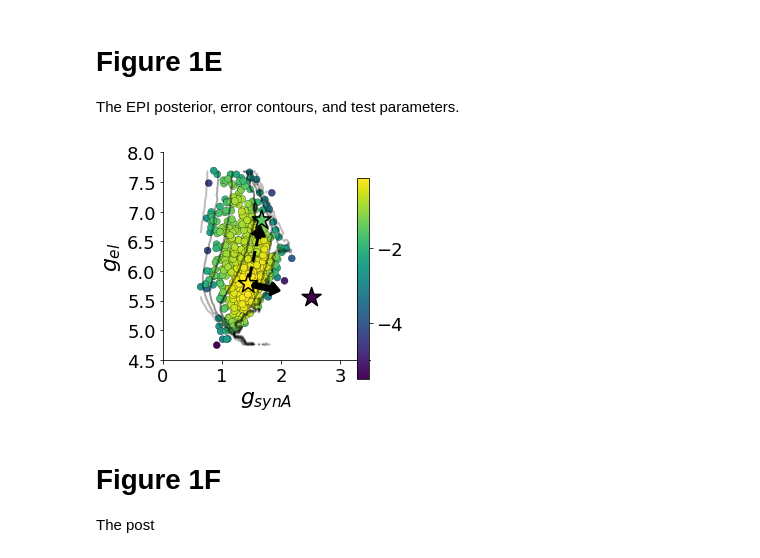
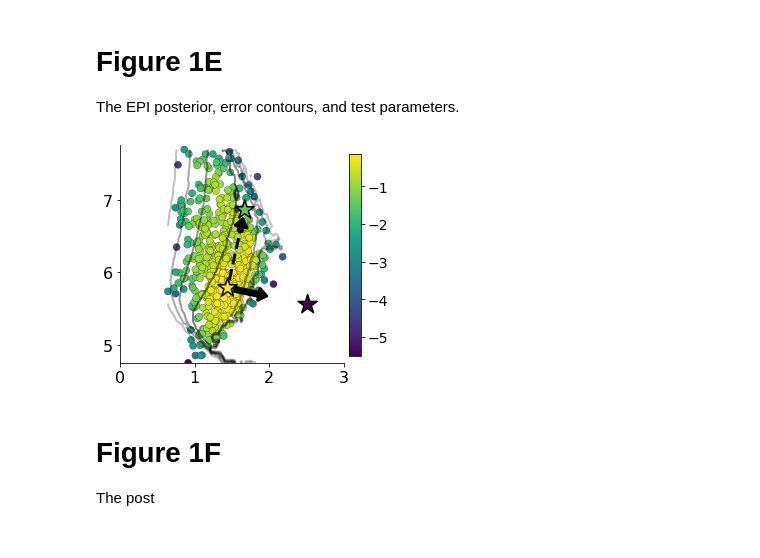
Before and after one commit to cunningham-lab/epi, a Jupyter notebook: notebooks/STG_Circuit/analyze_STG.ipynb, the cells around one changed output. Drawn from its saved outputs; the diff is of its cells as text; code cells hidden in the pictures.

```diff
--- a/notebooks/STG_Circuit/analyze_STG.ipynb
+++ b/notebooks/STG_Circuit/analyze_STG.ipynb
@@ -200,38 +205,46 @@ levels = np.linspace(0.5125, 0.5875, num_levels)
 fig, axs = plt.subplots(1,1,figsize=(4,4))
 colors = np.zeros((num_levels, 4))
 mid_level_ind = (num_levels-1)//2
 colors[:,3] = 0.25*(1. - np.abs((np.arange(num_levels) - mid_level_ind) /mid_level_ind)) + 0.25
 axs.contour(Z_mesh[0], Z_mesh[1], T_x_grid, levels, colors=colors)
 
 v_scale_start1 = .3
 v_scale_start2 = .2
 v_scale_end = 1.75
 v1_start = (z_mode[0,0] + (v_scale_start1 / np.sqrt(np.abs(d[0]))*V[0,0]),
             z_mode[0,1] + (v_scale_start1 / np.sqrt(np.abs(d[0]))*V[1,0]))
 v2_start = (z_mode[0,0] + (v_scale_start2 / np.sqrt(np.abs(d[1]))*V[0,1]),
             z_mode[0,1] + (v_scale_start2 / np.sqrt(np.abs(d[1]))*V[1,1]))
 v1_end = (z_mode[0,0] + (v_scale_end / np.sqrt(np.abs(d[0]))*V[0,0]),
           z_mode[0,1] + (v_scale_end / np.sqrt(np.abs(d[0]))*V[1,0]))
 v2_end = (z_mode[0,0] + (v_scale_end / np.sqrt(np.abs(d[1]))*V[0,1]),
           z_mode[0,1] + (v_scale_end / np.sqrt(np.abs(d[1]))*V[1,1]))
 
 ratio = 0.8
 v2_mid = ((1-ratio)*v2_start[0]+ratio*v2_end[0], (1-ratio)*v2_start[1]+ratio*v2_end[1])
 axs.plot([v2_start[1], v2_mid[1]], [v2_start[0], v2_mid[0]], 'k--', lw=3)
 axs.annotate("", xy=[v1_end[1], v1_end[0]], xytext=[v1_start[1], v1_start[0]],
              arrowprops=dict(headwidth=12, headlength=8, lw=3, color='k'))
 axs.annotate("", xy=[v2_end[1], v2_end[0]], xytext=[v2_mid[1], v2_mid[0]],
              arrowprops=dict(headwidth=12, headlength=8, lw=3, color='k'))
 
-labels = [r"$g_{el}$", r"$g_{synA}$"]
+#labels = [r"$g_{el}$", r"$g_{synA}$"]
+labels = ["", ""]
 fig, axs = pairplot(z, range(2), labels, s=s, subplots=(fig,axs),
-                     fontsize=22, lb=np.array([4.5, 0.]), ub=np.array([8, 3.5]),
+                     fontsize=18, lb=np.array([4.75, 0.]), ub=np.array([7.75, 3.]),
                      c=log_q_z, c_label='', starred=z_stars, c_starred=c_star)
 
-plt.tight_layout()
-plt.savefig(figdir + 'EPI_z.png', dpi=300)
+xticks = [0,1,2,3]
+yticks = [5,6,7]
+axs.set_xticks(xticks)
+axs.set_yticks(yticks)
+axs.set_xticklabels(xticks, fontsize=16)
+axs.set_yticklabels(yticks, fontsize=16)
+
+#plt.tight_layout()
+#plt.savefig(figdir + 'EPI_z.png', dpi=300)
 # %% [output]
-[figure, old version]
+[figure, new version]
 # %% [markdown]
 # Figure 1F
 
```
Also changed, not shown: parts of 3 cells of this notebook.
